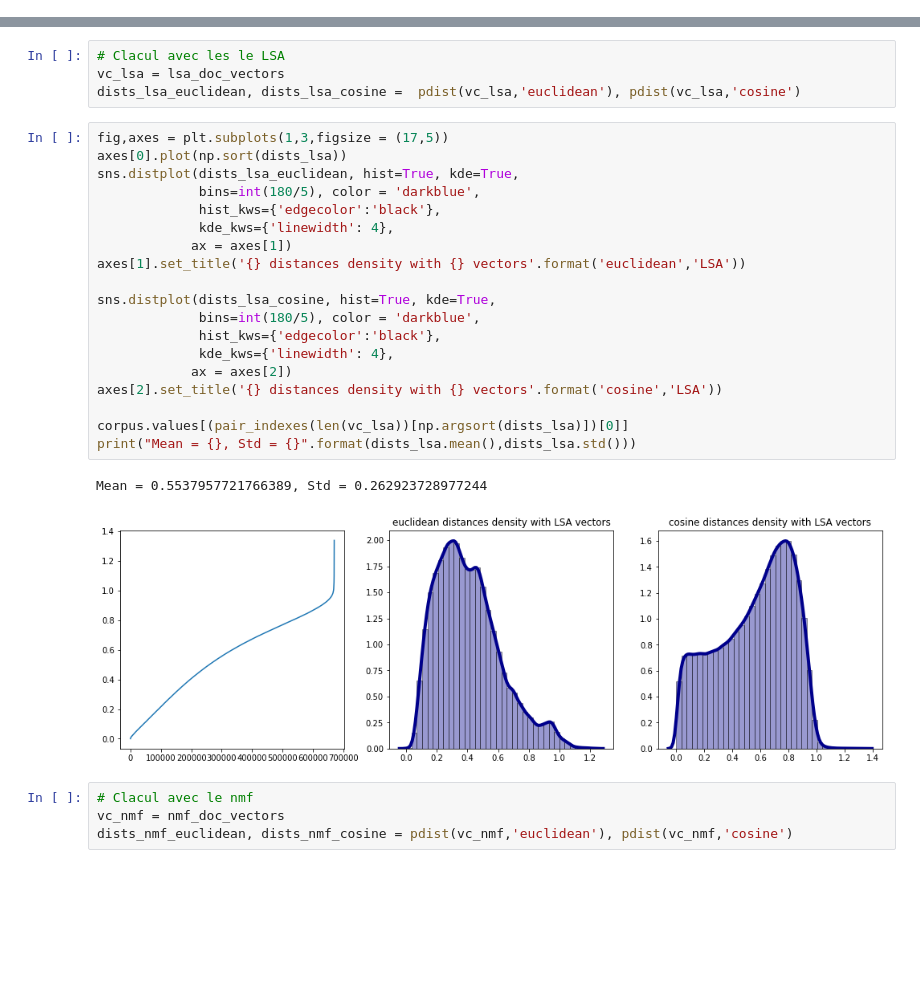
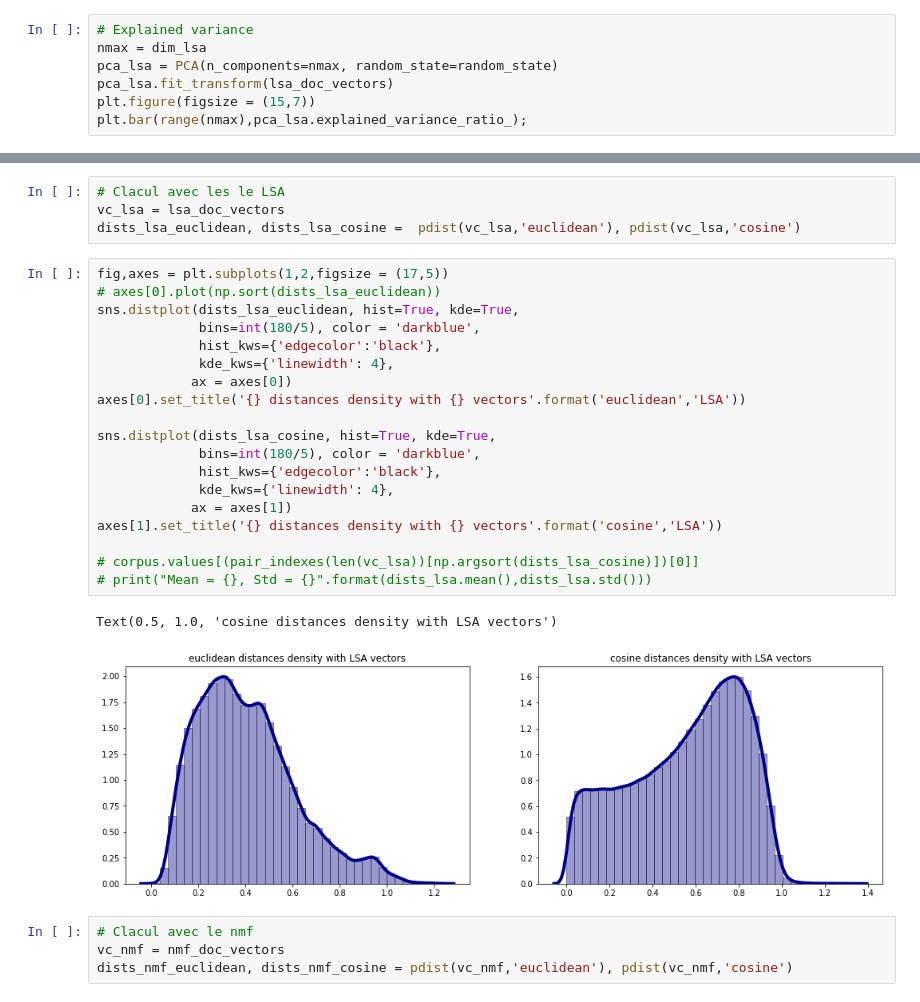
Before and after one commit to AchilleBaucher/confiance_diffusion, a Jupyter notebook: jupyter/clustering.ipynb, the cells around one changed output, grey strips where cells are left out. Drawn from its saved outputs; the diff is of its cells as text; blank space fills up the shorter version.

```diff
--- a/jupyter/clustering.ipynb
+++ b/jupyter/clustering.ipynb
@@ -333,0 +359,7 @@ axes[1].set_title("X({})-means({},{}) sur {}-LSA".format(lsa_xmeans_nb_clusters,
+# %%
+# Explained variance
+nmax = dim_lsa
+pca_lsa = PCA(n_components=nmax, random_state=random_state)
+pca_lsa.fit_transform(lsa_doc_vectors)
+plt.figure(figsize = (15,7))
+plt.bar(range(nmax),pca_lsa.explained_variance_ratio_);
@@ -670,27 +780,27 @@ Mean = 0.9898829545968626, Std = 0.7864513022506093
 vc_lsa = lsa_doc_vectors
 dists_lsa_euclidean, dists_lsa_cosine =  pdist(vc_lsa,'euclidean'), pdist(vc_lsa,'cosine')
 # %%
-fig,axes = plt.subplots(1,3,figsize = (17,5))
-axes[0].plot(np.sort(dists_lsa))
+fig,axes = plt.subplots(1,2,figsize = (17,5))
+# axes[0].plot(np.sort(dists_lsa_euclidean))
 sns.distplot(dists_lsa_euclidean, hist=True, kde=True,
              bins=int(180/5), color = 'darkblue',
              hist_kws={'edgecolor':'black'},
              kde_kws={'linewidth': 4},
-            ax = axes[1])
-axes[1].set_title('{} distances density with {} vectors'.format('euclidean','LSA'))
+            ax = axes[0])
+axes[0].set_title('{} distances density with {} vectors'.format('euclidean','LSA'))
 
 sns.distplot(dists_lsa_cosine, hist=True, kde=True,
              bins=int(180/5), color = 'darkblue',
              hist_kws={'edgecolor':'black'},
              kde_kws={'linewidth': 4},
-            ax = axes[2])
-axes[2].set_title('{} distances density with {} vectors'.format('cosine','LSA'))
+            ax = axes[1])
+axes[1].set_title('{} distances density with {} vectors'.format('cosine','LSA'))
 
-corpus.values[(pair_indexes(len(vc_lsa))[np.argsort(dists_lsa)])[0]]
-print("Mean = {}, Std = {}".format(dists_lsa.mean(),dists_lsa.std()))
+# corpus.values[(pair_indexes(len(vc_lsa))[np.argsort(dists_lsa_cosine)])[0]]
+# print("Mean = {}, Std = {}".format(dists_lsa.mean(),dists_lsa.std()))
 # %% [output]
-Mean = 0.5537957721766389, Std = 0.262923728977244
+Text(0.5, 1.0, 'cosine distances density with LSA vectors')
-[figure, old version]
+[figure, new version]
 # %%
 # Clacul avec le nmf
 vc_nmf = nmf_doc_vectors
```
Also changed, not shown: parts of 42 cells of this notebook.
